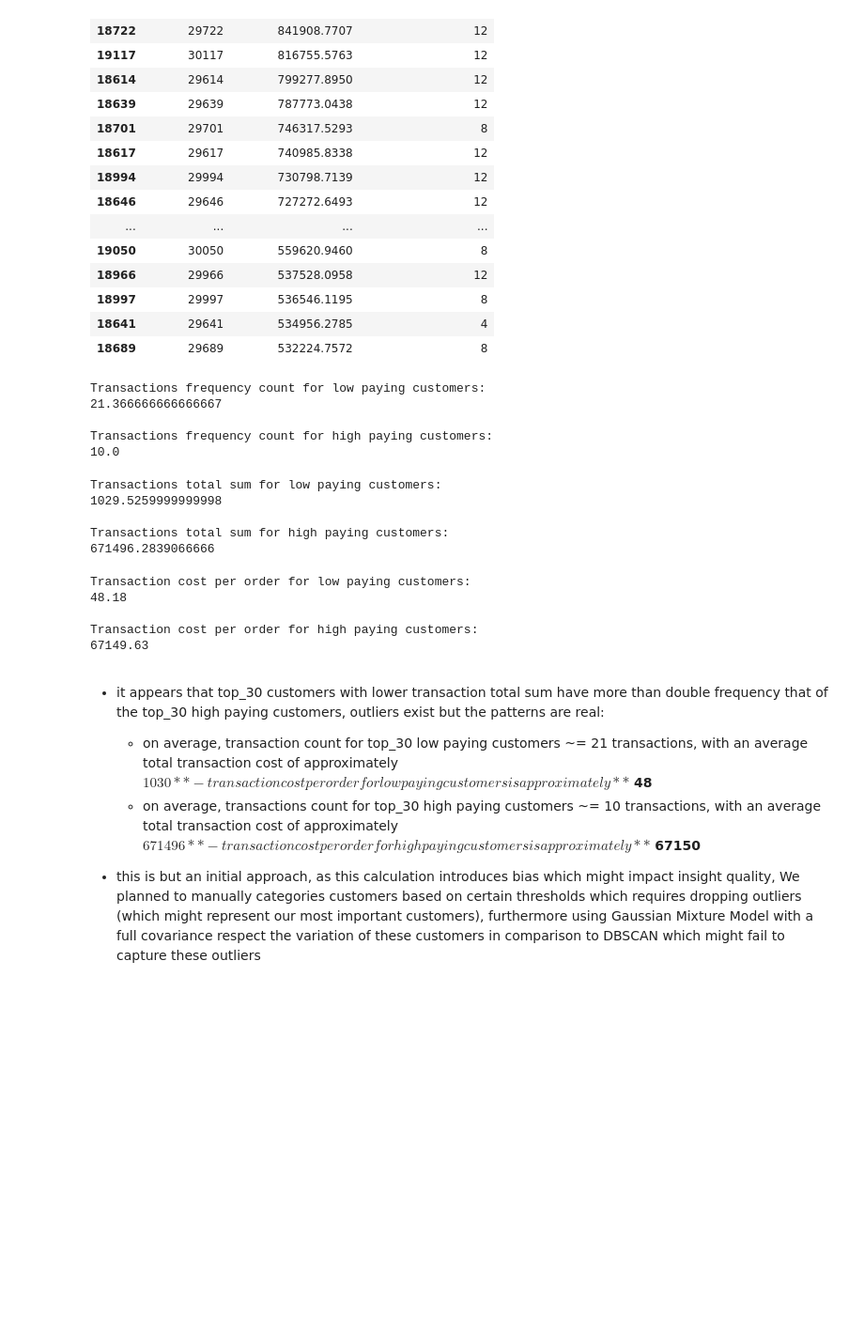
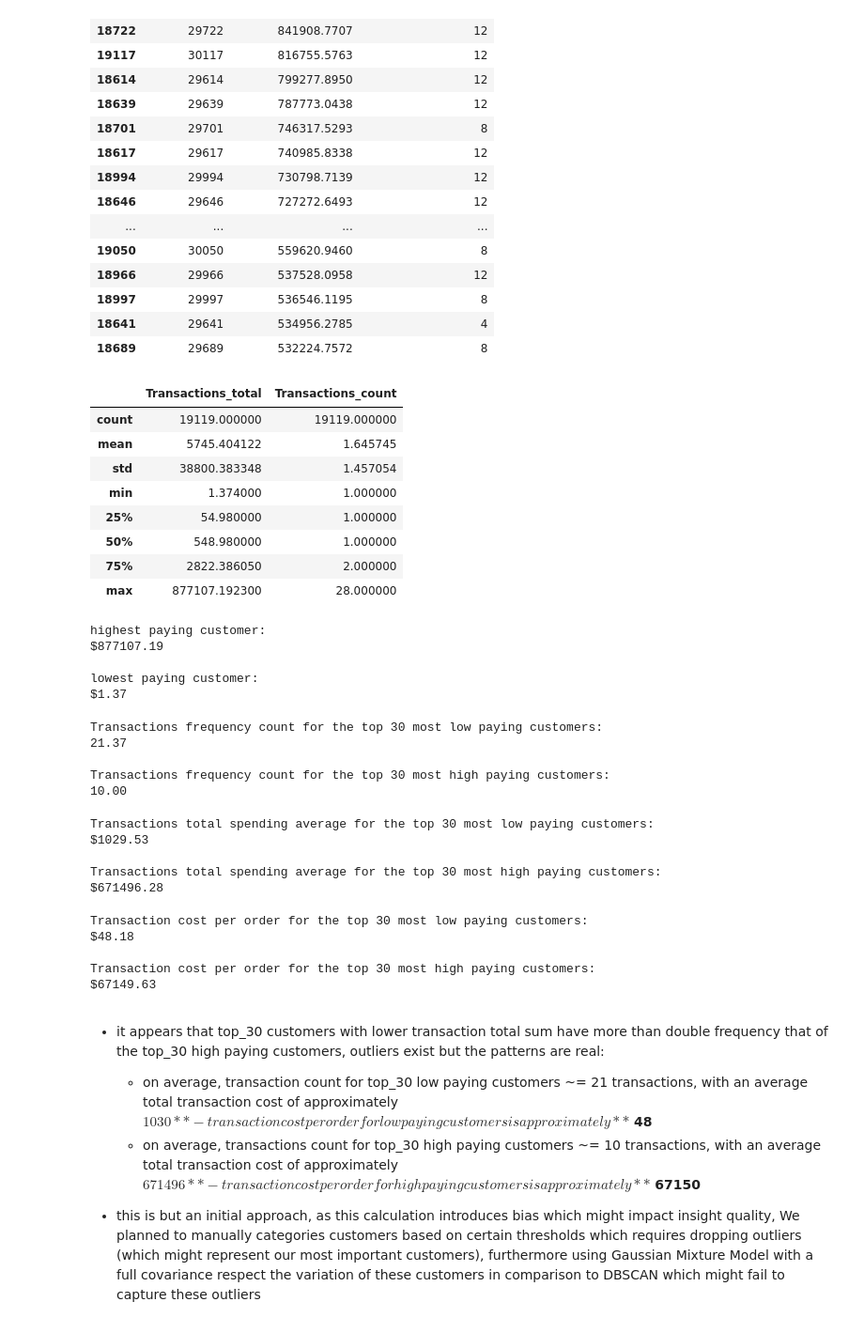
Before and after one commit to AtlasMarbx/AdventureWorks-Data-Migration-and-insight-extraction, a Jupyter notebook: EDA_process.ipynb, the cells around one changed output. Shown at 94% size. Drawn from its saved outputs; the diff is of its cells as text; code cells hidden in the pictures; blank space fills up the shorter version.

```diff
--- a/EDA_process.ipynb
+++ b/EDA_process.ipynb
@@ -218,28 +218,49 @@ top_transactions_total.head(30)
 | 18997 | 29997 | 536546.1195 | 8 |
 | 18641 | 29641 | 534956.2785 | 4 |
 | 18689 | 29689 | 532224.7572 | 8 |
+# %%
+aggregated_summary = top_transactions_total[['Transactions_total', 'Transactions_count']].describe()
+aggregated_summary
+# %% [output]
+|  | Transactions_total | Transactions_count |
+| count | 19119.000000 | 19119.000000 |
+| mean | 5745.404122 | 1.645745 |
+| std | 38800.383348 | 1.457054 |
+| min | 1.374000 | 1.000000 |
+| 25% | 54.980000 | 1.000000 |
+| 50% | 548.980000 | 1.000000 |
+| 75% | 2822.386050 | 2.000000 |
+| max | 877107.192300 | 28.000000 |
+# %%
+print(f'highest paying customer: \n${top_transactions_total['Transactions_total'].max():.2f}\n\nlowest paying customer: \n${top_transactions_total['Transactions_total'].min():.2f}')
+# %% [output]
+highest paying customer:
+$877107.19
+
+lowest paying customer:
+$1.37
 # %%
 low_paying_customers_count = np.mean(top_transactions_count['Transactions_count'].head(30))
 high_paying_customers_count = np.mean(top_transactions_total['Transactions_count'].head(30))
 
-print(f'Transactions frequency count for low paying customers: \n{low_paying_customers_count}\n\nTransactions frequency count for high paying customers: \n{high_paying_customers_count}')
+print(f'Transactions frequency count for the top 30 most low paying customers: \n{low_paying_customers_count:.2f}\n\nTransactions frequency count for the top 30 most high paying customers: \n{high_paying_customers_count:.2f}')
 # %% [output]
-Transactions frequency count for low paying customers:
-21.366666666666667
+Transactions frequency count for the top 30 most low paying customers:
+21.37
 
-Transactions frequency count for high paying customers:
-10.0
+Transactions frequency count for the top 30 most high paying customers:
+10.00
 # %%
 low_paying_customers_total = np.mean(top_transactions_count['Transactions_total'].head(30))
 high_paying_customers_total = np.mean(top_transactions_total['Transactions_total'].head(30))
 
-print(f'Transactions total sum for low paying customers: \n{low_paying_customers_total}\n\nTransactions total sum for high paying customers: \n{high_paying_customers_total}')
+print(f'Transactions total spending average for the top 30 most low paying customers: \n${low_paying_customers_total:.2f}\n\nTransactions total spending average for the top 30 most high paying customers: \n${high_paying_customers_total:.2f}')
 # %% [output]
-Transactions total sum for low paying customers:
-1029.5259999999998
+Transactions total spending average for the top 30 most low paying customers:
+$1029.53
 
-Transactions total sum for high paying customers:
-671496.2839066666
+Transactions total spending average for the top 30 most high paying customers:
+$671496.28
 # %%
 # low paying customers's Average Value per Order
 low_p_customers_AOV = low_paying_customers_total / low_paying_customers_count
@@ -247,13 +268,13 @@ low_p_customers_AOV = low_paying_customers_total / low_paying_customers_count
 # high paying customers's Average Value per Order
 high_p_customers_AOV = high_paying_customers_total / high_paying_customers_count
 
-print(f'Transaction cost per order for low paying customers: \n{low_p_customers_AOV:.2f}\n\nTransaction cost per order for high paying customers: \n{high_p_customers_AOV:.2f}')
+print(f'Transaction cost per order for the top 30 most low paying customers: \n${low_p_customers_AOV:.2f}\n\nTransaction cost per order for the top 30 most high paying customers: \n${high_p_customers_AOV:.2f}')
 # %% [output]
-Transaction cost per order for low paying customers:
-48.18
+Transaction cost per order for the top 30 most low paying customers:
+$48.18
 
-Transaction cost per order for high paying customers:
-67149.63
+Transaction cost per order for the top 30 most high paying customers:
+$67149.63
 # %% [markdown]
 - it appears that top_30 customers with lower transaction total sum have more than double frequency that of the top_30 high paying customers, outliers exist but the patterns are real:
     - on average, transaction count for top_30 low paying customers ~= 21 transactions, with an average total transaction cost of approximately **$1030**
```
Also changed, not shown: parts of 8 cells of this notebook.
